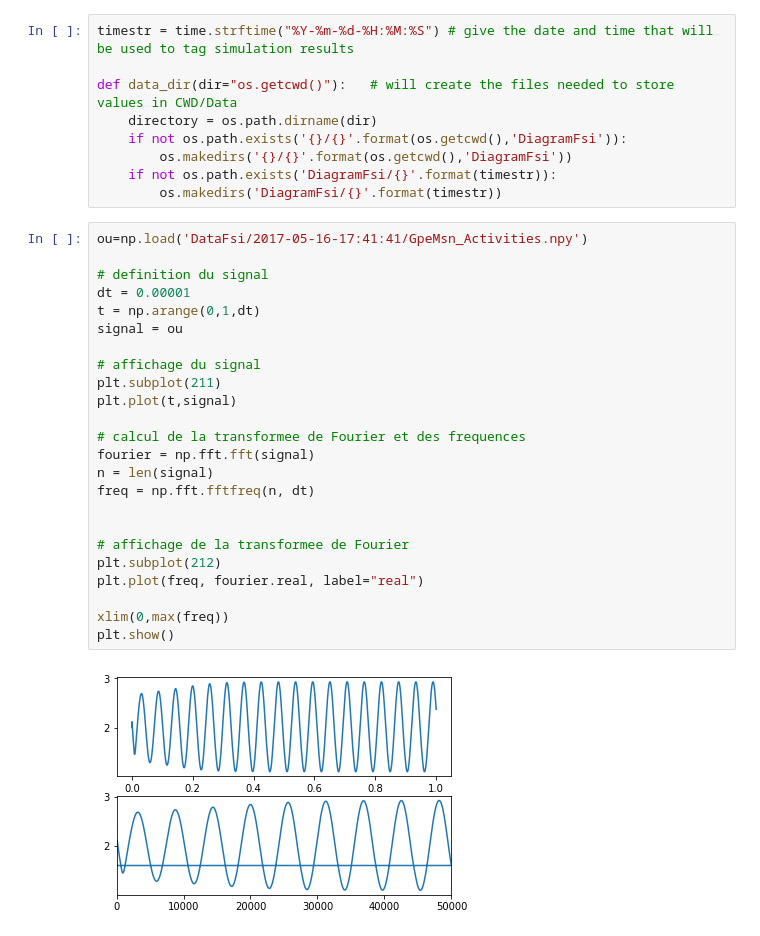
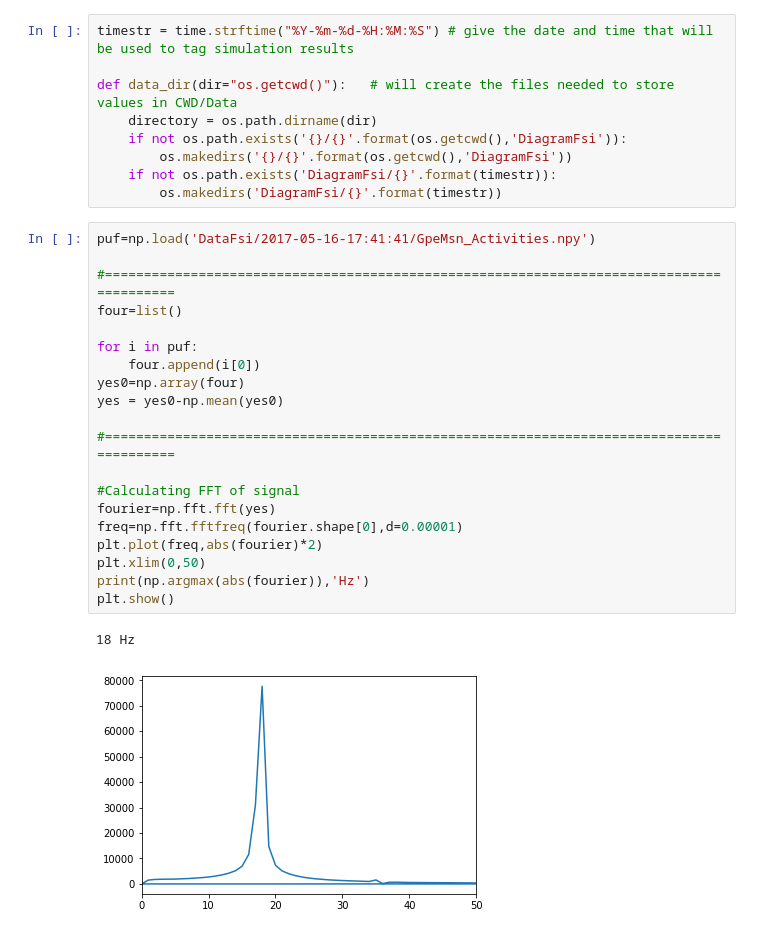
Before and after one commit to YacineOb/BasalGangliaModel2017, a Jupyter notebook: FastFourierTransform.ipynb, the cells around one changed output. Drawn from its saved outputs; the diff is of its cells as text.

Commit message:
update fourier

```diff
--- a/FastFourierTransform.ipynb
+++ b/FastFourierTransform.ipynb
@@ -17,29 +17,26 @@ def data_dir(dir="os.getcwd()"):   # will create the files needed to store value
         os.makedirs('{}/{}'.format(os.getcwd(),'DiagramFsi'))
     if not os.path.exists('DiagramFsi/{}'.format(timestr)):
         os.makedirs('DiagramFsi/{}'.format(timestr))
-# %%
-ou=np.load('DataFsi/2017-05-16-17:41:41/GpeMsn_Activities.npy')
-
-# definition du signal
-dt = 0.00001
-t = np.arange(0,1,dt)
-signal = ou
-
-# affichage du signal
-plt.subplot(211)
-plt.plot(t,signal)
-
-# calcul de la transformee de Fourier et des frequences
-fourier = np.fft.fft(signal)
-n = len(signal)
-freq = np.fft.fftfreq(n, dt)
-
-
-# affichage de la transformee de Fourier
-plt.subplot(212)
-plt.plot(freq, fourier.real, label="real")
-
-xlim(0,max(freq))
-plt.show()
-# %% [output]
-[figure, removed]
+# %%
+puf=np.load('DataFsi/2017-05-16-17:41:41/GpeMsn_Activities.npy')
+
+#=========================================================================================
+four=list()
+
+for i in puf:
+    four.append(i[0])
+yes0=np.array(four)
+yes = yes0-np.mean(yes0)
+
+#=========================================================================================
+
+#Calculating FFT of signal
+fourier=np.fft.fft(yes)
+freq=np.fft.fftfreq(fourier.shape[0],d=0.00001)
+plt.plot(freq,abs(fourier)*2)
+plt.xlim(0,50)
+print(np.argmax(abs(fourier)),'Hz')
+plt.show()
+# %% [output]
+18 Hz
+[figure, added]
```
Also changed, not shown: 4 other files.
